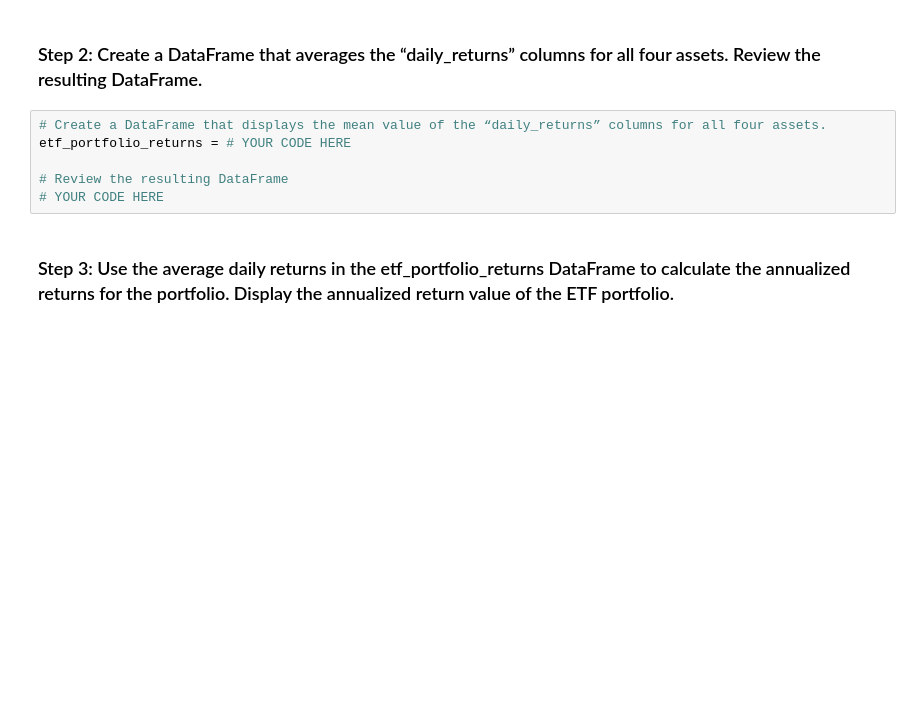
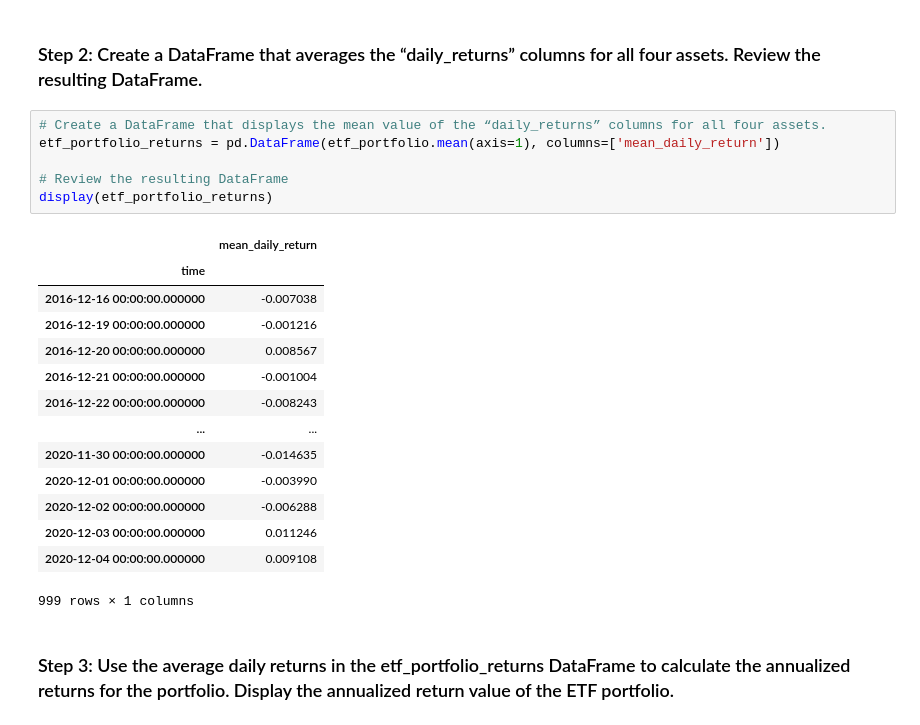
Before and after one commit to dev8125/ETF-Analyzer, a Jupyter notebook: Starter_Code-5/etf_analyzer.ipynb, the cells around one changed output. Drawn from its saved outputs; the diff is of its cells as text; blank space fills up the shorter version.

```diff
--- a/Starter_Code-5/etf_analyzer.ipynb
+++ b/Starter_Code-5/etf_analyzer.ipynb
@@ -387,10 +404,25 @@ etf_portfolio = # YOUR CODE HERE
 ### Step 2: Create a DataFrame that averages the “daily_returns” columns for all four assets. Review the resulting DataFrame.
 # %%
 # Create a DataFrame that displays the mean value of the “daily_returns” columns for all four assets.
-etf_portfolio_returns = # YOUR CODE HERE
+etf_portfolio_returns = pd.DataFrame(etf_portfolio.mean(axis=1), columns=['mean_daily_return'])
 
 # Review the resulting DataFrame
-# YOUR CODE HERE
+display(etf_portfolio_returns)
+# %% [output]
+|  | mean_daily_return |
+| time |  |
+| 2016-12-16 00:00:00.000000 | -0.007038 |
+| 2016-12-19 00:00:00.000000 | -0.001216 |
+| 2016-12-20 00:00:00.000000 | 0.008567 |
+| 2016-12-21 00:00:00.000000 | -0.001004 |
+| 2016-12-22 00:00:00.000000 | -0.008243 |
+| ... | ... |
+| 2020-11-30 00:00:00.000000 | -0.014635 |
+| 2020-12-01 00:00:00.000000 | -0.003990 |
+| 2020-12-02 00:00:00.000000 | -0.006288 |
+| 2020-12-03 00:00:00.000000 | 0.011246 |
+| 2020-12-04 00:00:00.000000 | 0.009108 |
+999 rows × 1 columns
 # %% [markdown]
 ### Step 3: Use the average daily returns in the etf_portfolio_returns DataFrame to calculate the annualized returns for the portfolio. Display the annualized return value of the ETF portfolio.
 # %%
```
Also changed, not shown: parts of 5 cells of this notebook, 1 other file.
